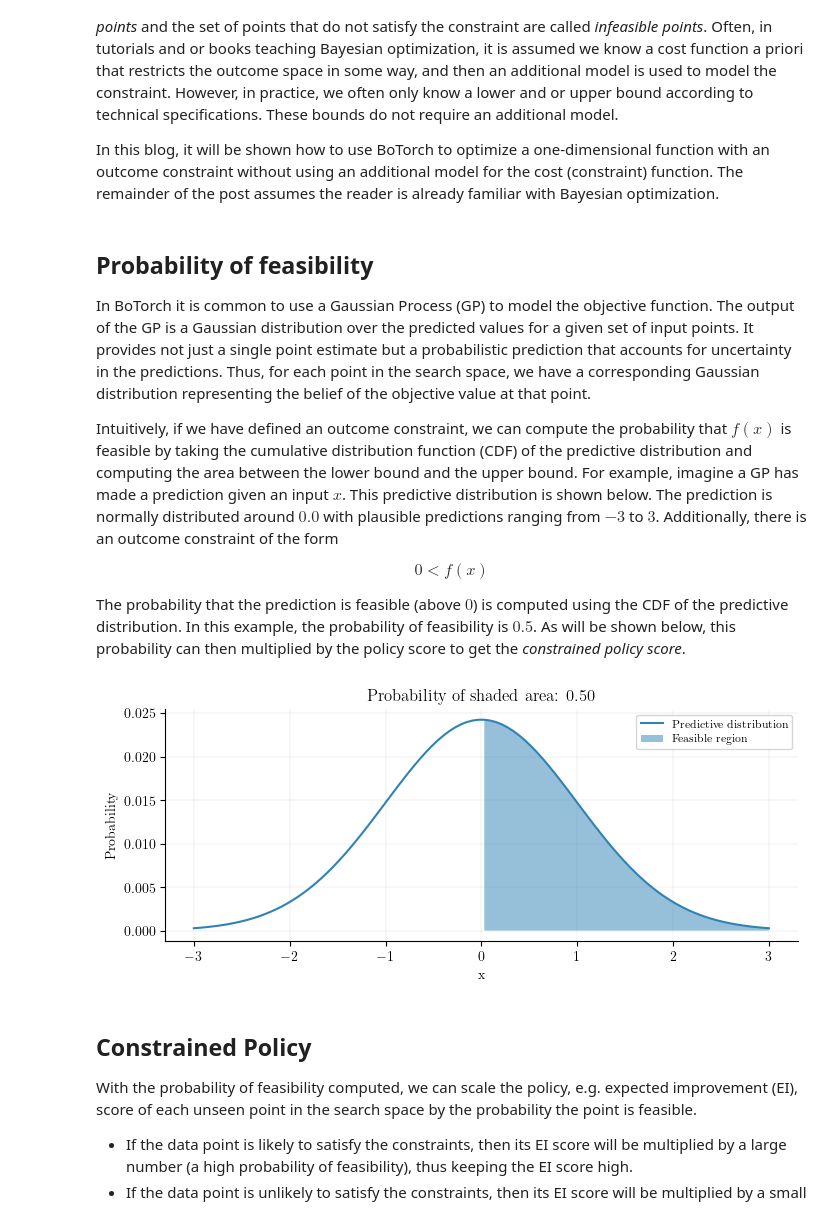
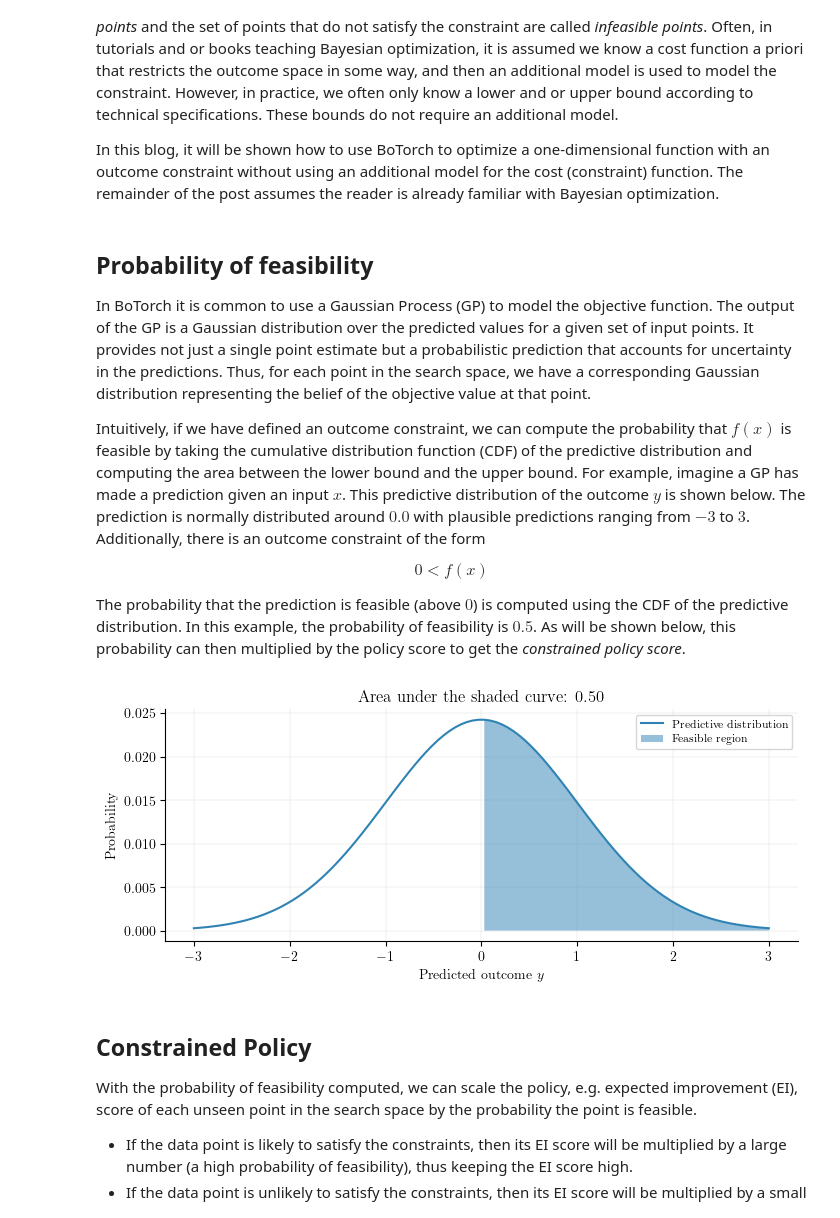
Before and after one commit to GStechschulte/gstechschulte.github.io, a Jupyter notebook: posts/2023-11-28-constrained-bayesopt.ipynb, the cells around one changed output. Drawn from its saved outputs; the diff is of its cells as text; code cells hidden in the pictures.

```diff
--- a/posts/2023-11-28-constrained-bayesopt.ipynb
+++ b/posts/2023-11-28-constrained-bayesopt.ipynb
@@ -39,7 +39,7 @@ In this blog, it will be shown how to use BoTorch to optimize a one-dimensional
 
 In BoTorch it is common to use a Gaussian Process (GP) to model the objective function. The output of the GP is a Gaussian distribution over the predicted values for a given set of input points. It provides not just a single point estimate but a probabilistic prediction that accounts for uncertainty in the predictions. Thus, for each point in the search space, we have a corresponding Gaussian distribution representing the belief of the objective value at that point.
 
-Intuitively, if we have defined an outcome constraint, we can compute the probability that $f(x)$ is feasible by taking the cumulative distribution function (CDF) of the predictive distribution and computing the area between the lower bound and the upper bound. For example, imagine a GP has made a prediction given an input $x$. This predictive distribution is shown below. The prediction is normally distributed around $0.0$ with plausible predictions ranging from $-3$ to $3$. Additionally, there is an outcome constraint of the form
+Intuitively, if we have defined an outcome constraint, we can compute the probability that $f(x)$ is feasible by taking the cumulative distribution function (CDF) of the predictive distribution and computing the area between the lower bound and the upper bound. For example, imagine a GP has made a prediction given an input $x$. This predictive distribution of the outcome $y$ is shown below. The prediction is normally distributed around $0.0$ with plausible predictions ranging from $-3$ to $3$. Additionally, there is an outcome constraint of the form
 
 $$0 < f(x)$$
 
@@ -47,24 +47,24 @@ The probability that the prediction is feasible (above $0$) is computed using th
 # %%
 #| code-fold: true
 xs = torch.linspace(-3, 3, 100)
 
 normal = Normal(torch.tensor([0.0]), torch.tensor([1.0]))
 xs_eval = torch.exp(normal.log_prob(xs)) / torch.exp(normal.log_prob(xs)).sum()
 
 cdf = normal.cdf(xs)
 above = torch.where(cdf > 0.5)
 prob_feasibility = normal.cdf(torch.zeros(1)).item()
 
 plt.figure(figsize=(7, 3))
 plt.plot(xs, xs_eval, label="Predictive distribution")
 plt.fill_between(xs, xs_eval, where=xs > 0, alpha=0.5, label="Feasible region")
-plt.xlabel('x')
+plt.xlabel('Predicted outcome $y$')
 plt.ylabel('Probability')
-plt.title(f"Probability of shaded area: {prob_feasibility:.2f}")
+plt.title(f"Area under the shaded curve: {prob_feasibility:.2f}")
 plt.legend()
 plt.show()
 # %% [output]
-[figure, old version]
+[figure, new version]
 # %% [markdown]
 ## Constrained Policy
 
```
Also changed, not shown: parts of 1 cell of this notebook, 8 other files.
